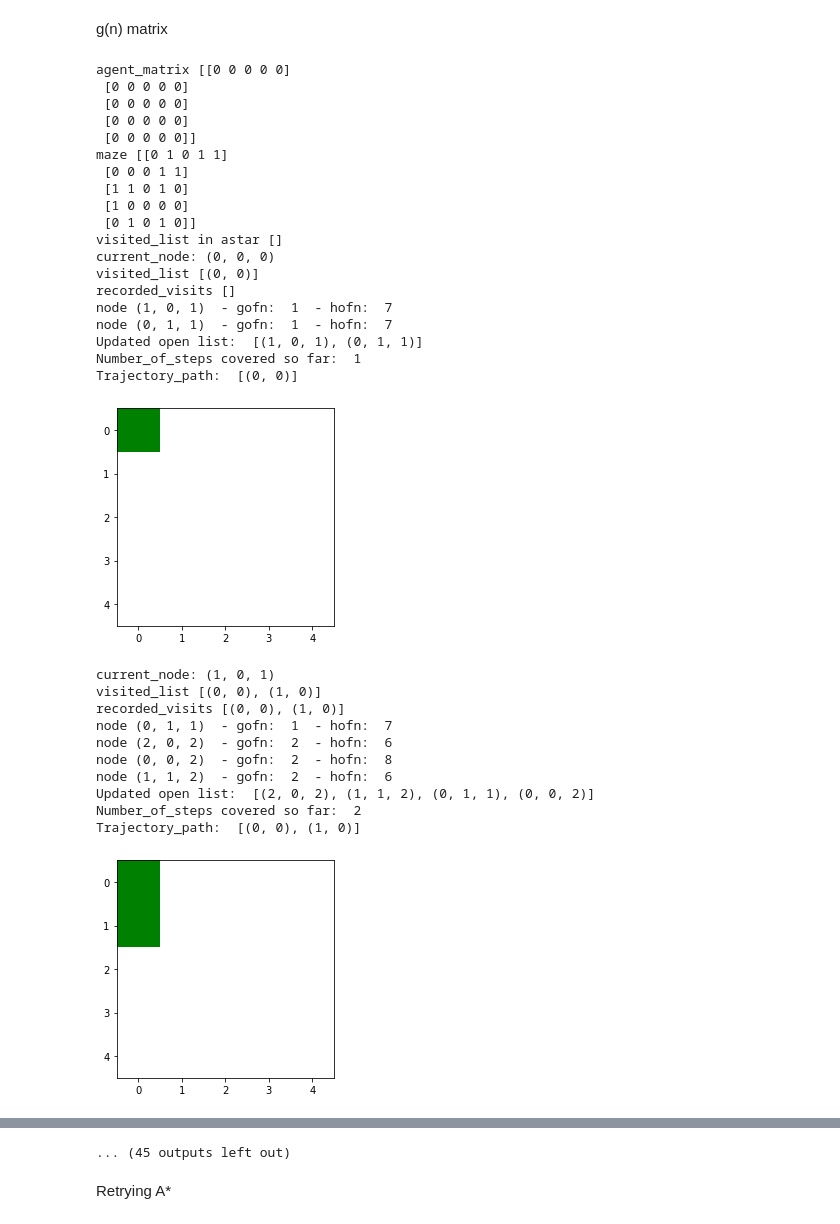
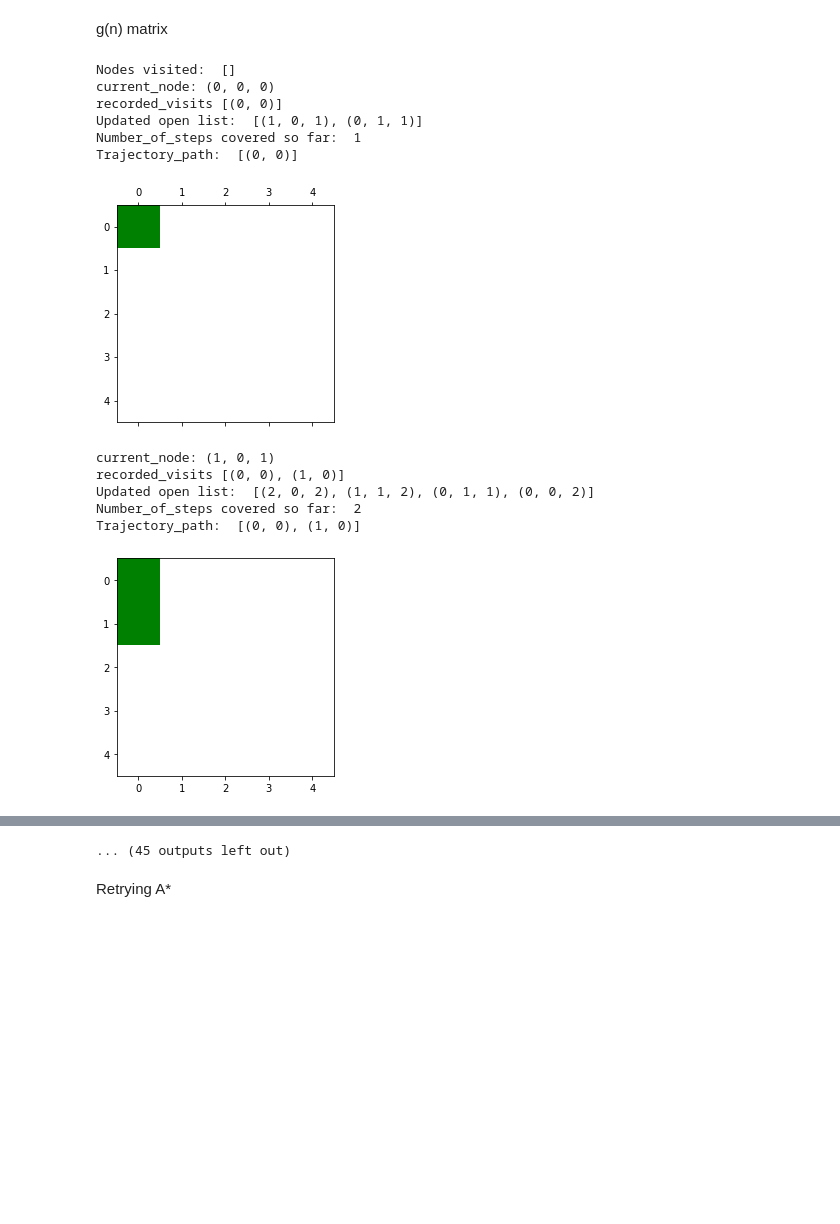
Before and after one commit to harish-udhayakumar/A-star, a Jupyter notebook: Repeated-A-star.ipynb, the cells around one changed output, grey strips where cells are left out. Saved outputs shown, nothing was run; the diff lists cells and outputs as text; code cells hidden in the pictures; blank space fills up the shorter version.

```diff
--- a/Repeated-A-star.ipynb
+++ b/Repeated-A-star.ipynb
@@ -87,6 +83,16 @@ def get_hofn(hofn_matrix, row, col):
     return hofn_matrix[row][col]
 # %%
 def get_children(matrix, agent_matrix, x, y, n, gofn, visited_list):
+    """
+    This function is used to return children of a particular node
+    x: row value of current node
+    y: column value of current node
+    n: size of maze
+    gofn: g(n) value of current node
+    visited_list: list of nodes that are already visited
+    matrix: maze
+    agent_matrix: matrix of the agent that holds the information of updated environment
+    """
     allChildren = [(x+1,y,gofn+1),#down
                    (x-1,y,gofn+1),#up
                    (x,y+1,gofn+1),#right
@@ -103,7 +109,12 @@ def get_children(matrix, agent_matrix, x, y, n, gofn, visited_list):
 
     return allChildren
 # %%
-def priority_queue(open_list, gofn_matrix, hofn_matrix):
+def priority_queue(open_list, hofn_matrix):
+    """
+    This function returns the sorted list of nodes based on their costs to the goal node
+    open_list: Consists of list of nodes yet to be visited
+    hofn_matrix: A computed distance of hofn for each node based on heuristic type chosen(manhattan, euclidian..)
+    """
     sort_dict = {}
     priority_queue = []
     for node in open_list:
@@ -112,7 +123,6 @@ def priority_queue(open_list, gofn_matrix, hofn_matrix):
         gofn = node[2]
 
         hofn = hofn_matrix.item(row,col)
-        print("node", node, " - gofn: ", gofn,  " - hofn: ", hofn)
         sort_dict[node] = hofn
         fofn = gofn + hofn
         current_node = (row, col, gofn)
@@ -124,8 +134,12 @@ def priority_queue(open_list, gofn_matrix, hofn_matrix):
         priority_queue[i] = priority_queue[i][:1][0]
     return priority_queue
 # %%
-def display(trajectory_path):
-    np_array = populateMatrix(n,0)
+def display(trajectory_path, size_of_matrix):
+    """
+    This function is used to display maze with traversed path(highlighted)
+    trajectory_path: path traversed by the agent so far
+    """
+    np_array = populateMatrix(size_of_matrix,0)
     final_display_matrix = np.asmatrix(np_array)
     for path in trajectory_path:
         final_display_matrix[path[:2]] = 1
@@ -231,36 +245,34 @@ def astar(maze, agent_matrix, number_of_steps):
     return trajectory_path, goal_reached, number_of_steps
 # %%
 if __name__ == "__main__":
+    size_of_matrix = 5
+    np_array = populateMatrix(size_of_matrix,0.5)
+    maze = np.asmatrix(np_array)
+
+    np_array = populateMatrix(size_of_matrix,0)
+    agent_matrix = np.asmatrix(np_array)
+
+    # a sample matrix to test run the code
+    maze = [[0, 1, 0, 1, 1],
+            [0, 0, 0, 1, 1],
+            [1, 1, 0, 1, 0],
+            [1, 0, 0, 0, 0],
+            [0, 1, 0, 1, 0]]
+
+    maze = np.matrix(maze)
+    plt.spy(maze)
     number_of_steps = 0
-    trajectory_path, goal_reached, number_of_steps = astar(maze, agent_matrix, number_of_steps)
+    trajectory_path, goal_reached, number_of_steps = repeated_astar(maze, agent_matrix, number_of_steps, size_of_matrix)
 # %% [output]
-agent_matrix [[0 0 0 0 0]
- [0 0 0 0 0]
- [0 0 0 0 0]
- [0 0 0 0 0]
- [0 0 0 0 0]]
-maze [[0 1 0 1 1]
- [0 0 0 1 1]
- [1 1 0 1 0]
- [1 0 0 0 0]
- [0 1 0 1 0]]
-visited_list in astar []
+Nodes visited:  []
 current_node: (0, 0, 0)
-visited_list [(0, 0)]
-recorded_visits []
-node (1, 0, 1)  - gofn:  1  - hofn:  7
-node (0, 1, 1)  - gofn:  1  - hofn:  7
+recorded_visits [(0, 0)]
 Updated open list:  [(1, 0, 1), (0, 1, 1)]
 Number_of_steps covered so far:  1
 Trajectory_path:  [(0, 0)]
-[figure, old version]
+[figure, new version]
 current_node: (1, 0, 1)
-visited_list [(0, 0), (1, 0)]
 recorded_visits [(0, 0), (1, 0)]
-node (0, 1, 1)  - gofn:  1  - hofn:  7
-node (2, 0, 2)  - gofn:  2  - hofn:  6
-node (0, 0, 2)  - gofn:  2  - hofn:  8
-node (1, 1, 2)  - gofn:  2  - hofn:  6
 Updated open list:  [(2, 0, 2), (1, 1, 2), (0, 1, 1), (0, 0, 2)]
 Number_of_steps covered so far:  2
 Trajectory_path:  [(0, 0), (1, 0)]
```
Also changed, not shown: parts of 9 cells of this notebook.
